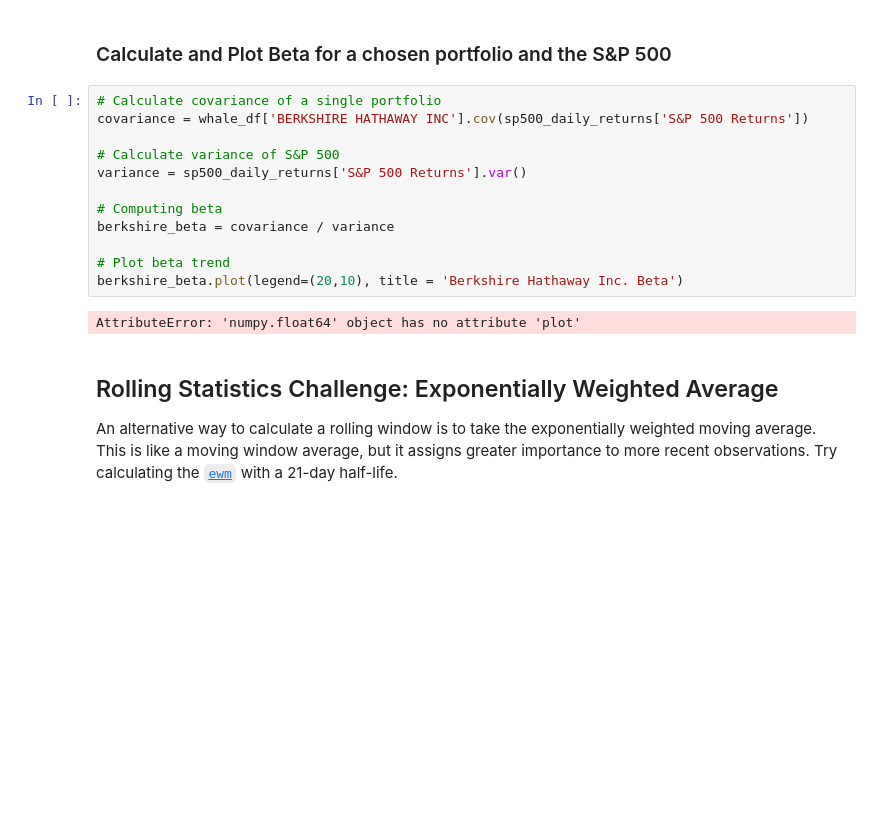
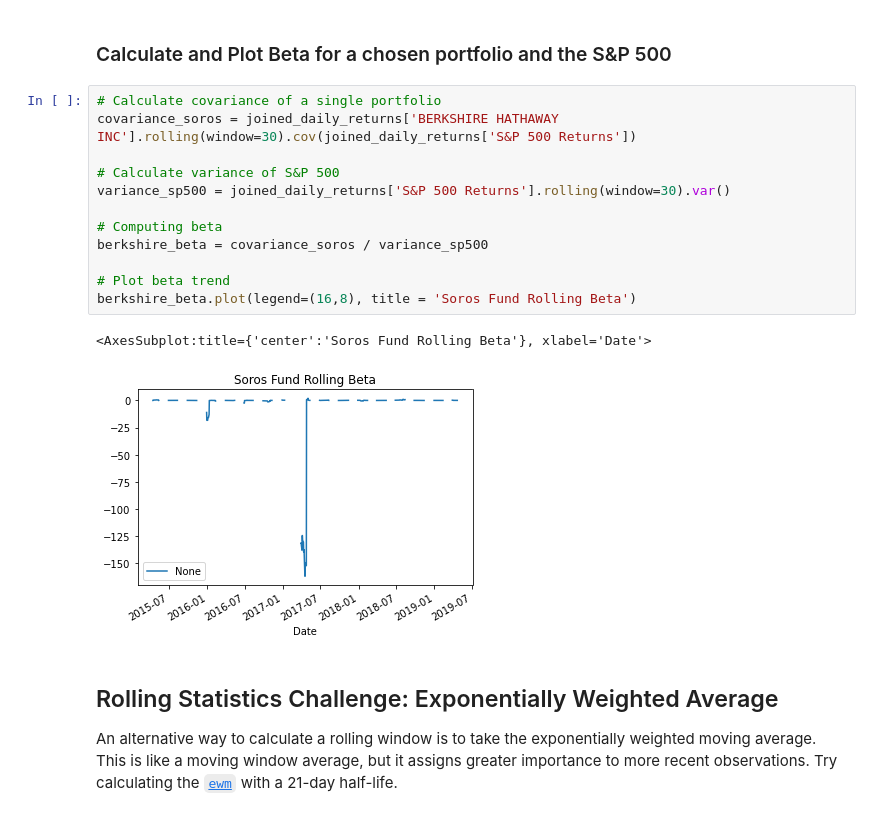
Before and after one commit to farmerplants/pandas-homework, a Jupyter notebook: whale_analysis.ipynb, the cells around one changed output. Drawn from its saved outputs; the diff is of its cells as text; blank space fills up the shorter version.

Commit message:
think I got this beta thing

```diff
--- a/whale_analysis.ipynb
+++ b/whale_analysis.ipynb
@@ -355,18 +355,19 @@ sns.heatmap(price_correlation, vmin=-0.05, vmax=0.05)
 ### Calculate and Plot Beta for a chosen portfolio and the S&P 500
 # %%
 # Calculate covariance of a single portfolio
-covariance = whale_df['BERKSHIRE HATHAWAY INC'].cov(sp500_daily_returns['S&P 500 Returns'])
+covariance_soros = joined_daily_returns['BERKSHIRE HATHAWAY INC'].rolling(window=30).cov(joined_daily_returns['S&P 500 Returns'])
 
 # Calculate variance of S&P 500
-variance = sp500_daily_returns['S&P 500 Returns'].var()
+variance_sp500 = joined_daily_returns['S&P 500 Returns'].rolling(window=30).var()
 
 # Computing beta
-berkshire_beta = covariance / variance
+berkshire_beta = covariance_soros / variance_sp500
 
 # Plot beta trend
-berkshire_beta.plot(legend=(20,10), title = 'Berkshire Hathaway Inc. Beta')
+berkshire_beta.plot(legend=(16,8), title = 'Soros Fund Rolling Beta')
 # %% [output]
-AttributeError: 'numpy.float64' object has no attribute 'plot'
+<AxesSubplot:title={'center':'Soros Fund Rolling Beta'}, xlabel='Date'>
+[figure, added]
 # %% [markdown]
 ## Rolling Statistics Challenge: Exponentially Weighted Average
 
```
